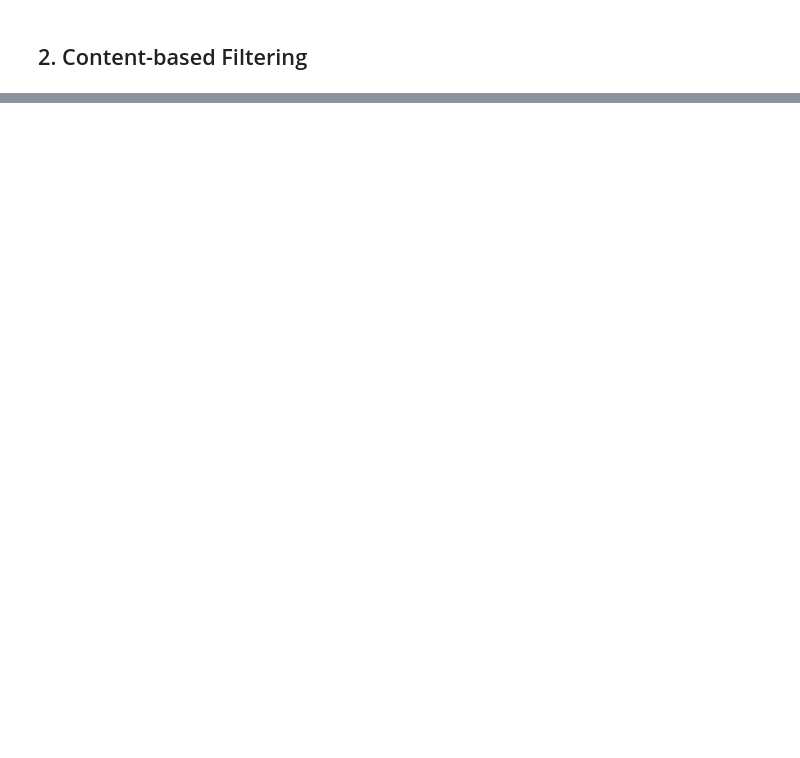
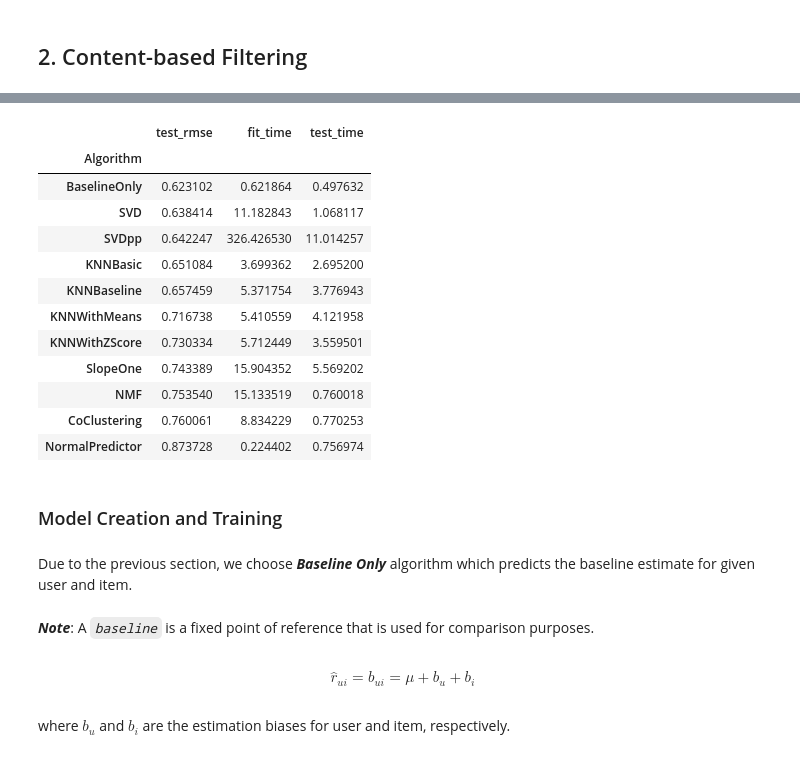
Before and after one commit to mohsenMahmoodzadeh/book-crossing-recommender-system, a Jupyter notebook: Recommendation.ipynb, the cells around one changed output, grey strips where cells are left out. Drawn from its saved outputs; the diff is of its cells as text; code cells hidden in the pictures; blank space fills up the shorter version.

```diff
--- a/Recommendation.ipynb
+++ b/Recommendation.ipynb
@@ -851,0 +753,23 @@ Recommendations for ['0446526614' 'Talking to Addison' 'Jenny Colgan' 2002 'Warn
+# %%
+reader = surprise.Reader(rating_scale=(0, 5))
+data = surprise.Dataset.load_from_df(norm_ratings[['userId', 'ISBN', 'Norm-Rating']], reader)
+# %%
+from surprise.model_selection import cross_validate
+benchmark = []
+
+algorithms = [surprise.SVD(), surprise.SVDpp(), surprise.SlopeOne(), surprise.NMF(), surprise.NormalPredictor(), surprise.KNNBaseline(), surprise.KNNBasic(), surprise.KNNWithMeans(), surprise.KNNWithZScore(), surprise.BaselineOnly(), surprise.CoClustering()]
+
+print ("Attempting: ", str(algorithms), '\n\n\n')
+
+for algorithm in algorithms:
+    print("Starting: " ,str(algorithm))
+    results = cross_validate(algorithm, data, measures=['RMSE'], cv=3, verbose=False)
+
+
+    # Get results & append algorithm name
+    tmp = pd.DataFrame.from_dict(results).mean(axis=0)
+    tmp = tmp.append(pd.Series([str(algorithm).split(' ')[0].split('.')[-1]], index=['Algorithm']))
+    benchmark.append(tmp)
+    print("Done: " ,str(algorithm), "\n\n")
+
+print ('\n\tDONE\n')
@@ -851,0 +794,27 @@ Recommendations for ['0446526614' 'Talking to Addison' 'Jenny Colgan' 2002 'Warn
+# %%
+surprise_results = pd.DataFrame(benchmark).set_index('Algorithm').sort_values('test_rmse')
+surprise_results
+# %% [output]
+|  | test_rmse | fit_time | test_time |
+| Algorithm |  |  |  |
+| BaselineOnly | 0.623102 | 0.621864 | 0.497632 |
+| SVD | 0.638414 | 11.182843 | 1.068117 |
+| SVDpp | 0.642247 | 326.426530 | 11.014257 |
+| KNNBasic | 0.651084 | 3.699362 | 2.695200 |
+| KNNBaseline | 0.657459 | 5.371754 | 3.776943 |
+| KNNWithMeans | 0.716738 | 5.410559 | 4.121958 |
+| KNNWithZScore | 0.730334 | 5.712449 | 3.559501 |
+| SlopeOne | 0.743389 | 15.904352 | 5.569202 |
+| NMF | 0.753540 | 15.133519 | 0.760018 |
+| CoClustering | 0.760061 | 8.834229 | 0.770253 |
+| NormalPredictor | 0.873728 | 0.224402 | 0.756974 |
+# %% [markdown]
+### Model Creation and Training
+# %% [markdown]
+Due to the previous section, we choose ***Baseline Only*** algorithm which predicts the baseline estimate for given user and item.
+# %% [markdown]
+***Note***: A *`baseline`* is a fixed point of reference that is used for comparison purposes.
+# %% [markdown]
+$$\hat{r}_{ui} = b_{ui} = \mu + b_u + b_i$$
+# %% [markdown]
+where $b_{u}$ and $b_{i}$ are the estimation biases for user and item, respectively.
```
Also changed, not shown: parts of 80 cells of this notebook, 3 other files.
